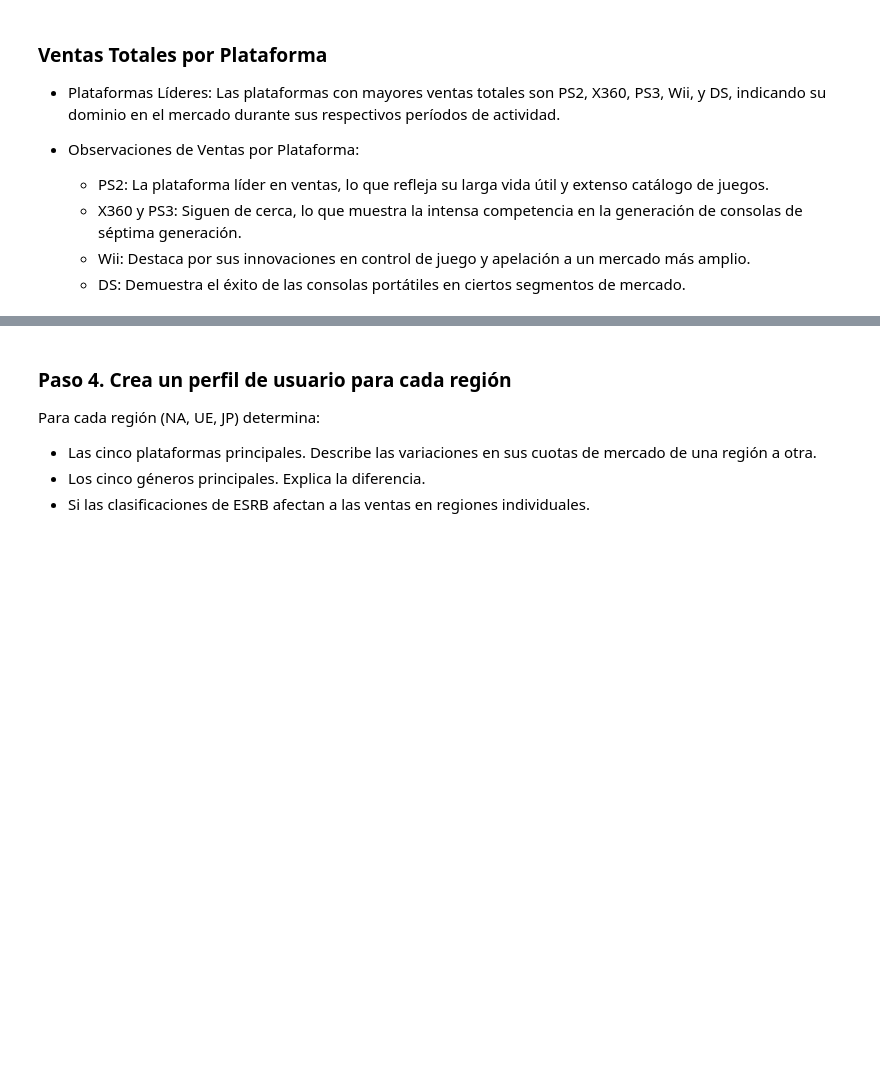
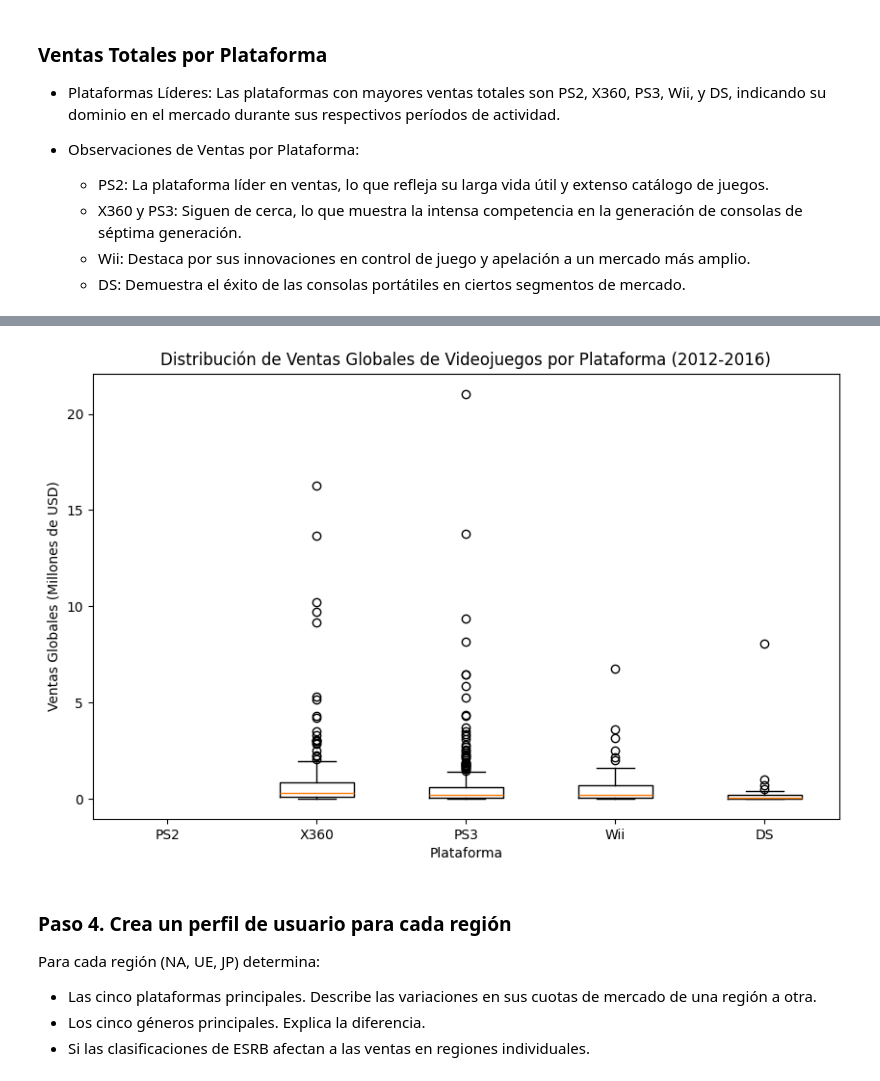
Before and after one commit to lorenzofdz/video-game-market-analysis, a Jupyter notebook: notebooks/EDA.ipynb, the cells around one changed output, grey strips where cells are left out. Cells and saved outputs as stored; diff of their text form; code cells hidden in the pictures; blank space fills up the shorter version.

```diff
--- a/notebooks/EDA.ipynb
+++ b/notebooks/EDA.ipynb
@@ -313,3 +315,17 @@ plt.show()
+# %%
+# Filtrare el DataFrame para incluir solo los datos relevantes (período 2012-2016)
+filtered_df = games_df_cleaned[(games_df_cleaned['year_of_release'] >= 2012) & (games_df_cleaned['year_of_release'] <= 2016)]
+
+# Ahora, creare el diagrama de caja para las plataformas seleccionadas
+plt.figure(figsize=(10,6))
+plt.title('Distribución de Ventas Globales de Videojuegos por Plataforma (2012-2016)')
+plt.xlabel('Plataforma')
+plt.ylabel('Ventas Globales (Millones de USD)')
+# Suponiendo que 'filtered_df' es el DataFrame filtrado que contiene los datos relevantes
+plt.boxplot([filtered_df[filtered_df['platform'] == platform]['total_sales'] for platform in top_platforms], labels=top_platforms)
+plt.show()
+# %% [output]
+[figure, added]
 # %% [markdown]
 ### **Paso 4. Crea un perfil de usuario para cada región**
 Para cada región (NA, UE, JP) determina:
```
Also changed, not shown: parts of 6 cells of this notebook.
